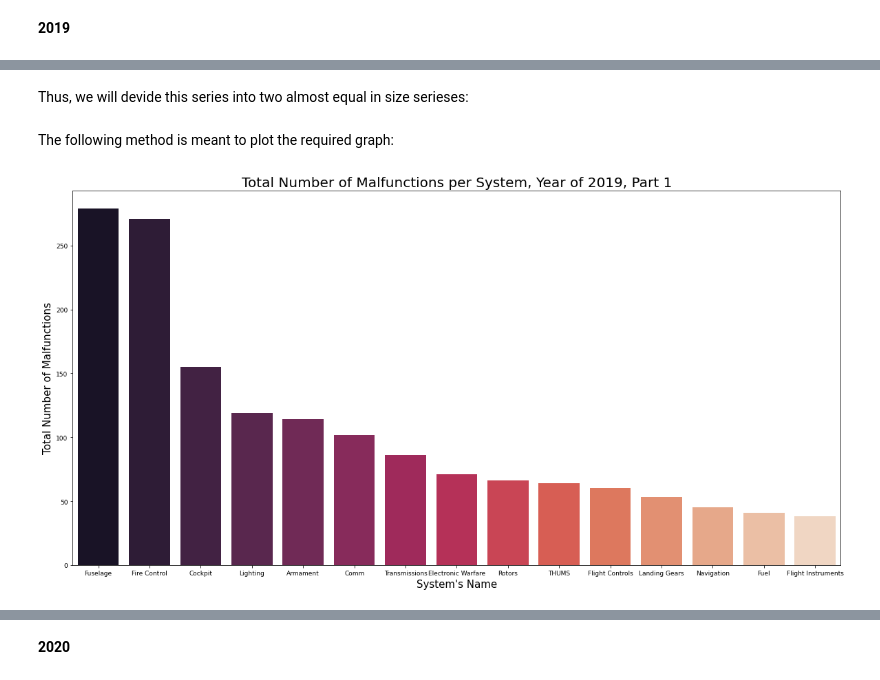
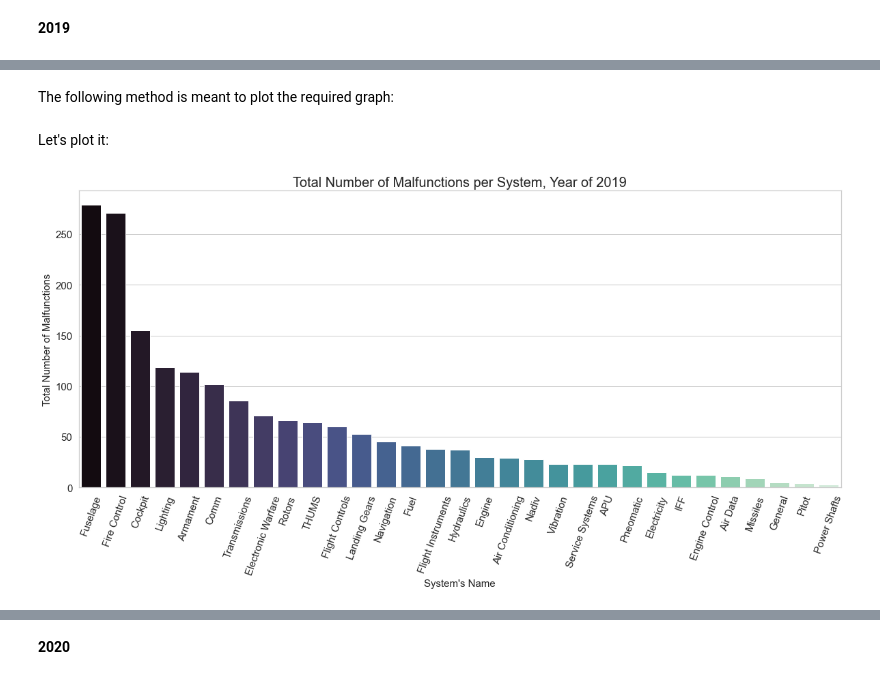
Before and after one commit to elront/Data_Sceince_Project, a Jupyter notebook: Data_science_workshop_project.ipynb, the cells around one changed output, grey strips where cells are left out. Saved outputs shown, nothing was run; the diff lists cells and outputs as text; code cells hidden in the pictures.

Commit message:
Discarded the two-parts graph, having the x-labels rotated.

```diff
--- a/Data_science_workshop_project.ipynb
+++ b/Data_science_workshop_project.ipynb
@@ -1374,2 +1365,0 @@ malf_df_2019['System'].value_counts().count()
-# %% [markdown]
-Thus, we will devide this series into two almost equal in size serieses:
@@ -1379,22 +1366,25 @@ less_significant_malf_per_system_2019 = malf_df_2019['System'].value_counts().ta
 # %% [markdown]
 The following method is meant to plot the required graph:
 # %%
-def plot_malf_per_system(malf_df, systems_series, year, part):
+def plot_malf_per_system(malf_df, year):
     # Determine the plot's size.
-    plt.figure(figsize=(20, 10))
+    plt.figure(figsize=(20, 8))
 
     # Create the plot, using Sea Born count plot.
     plot = sns.countplot(x = 'System',
                       data = malf_df,
-                      order = systems_series.index,
-                      palette = "rocket")
+                      order = malf_df['System'].value_counts().index,
+                      palette = "mako")
 
     # Set titles.
-    plot.axes.set_title("Total Number of Malfunctions per System, Year of {0}, Part {1}".format(year, part),fontsize = 20)
+    plot.axes.set_title("Total Number of Malfunctions per System, Year of {0}".format(year), fontsize = 20)
     plot.set_xlabel("System's Name",fontsize = 15)
     plot.set_ylabel("Total Number of Malfunctions",fontsize = 15)
-    plot.tick_params(labelsize = 9)
+    plt.xticks(rotation=70)
+    plot.tick_params(labelsize = 15)
+# %% [markdown]
+Let's plot it:
 # %%
-plot_malf_per_system(malf_df_2019, most_significant_malf_per_system_2019, 2019, 1)
+plot_malf_per_system(malf_df_2019, 2019)
 # %% [output]
-[figure, old version]
+[figure, new version]
```
Also changed, not shown: parts of 11 cells of this notebook.
